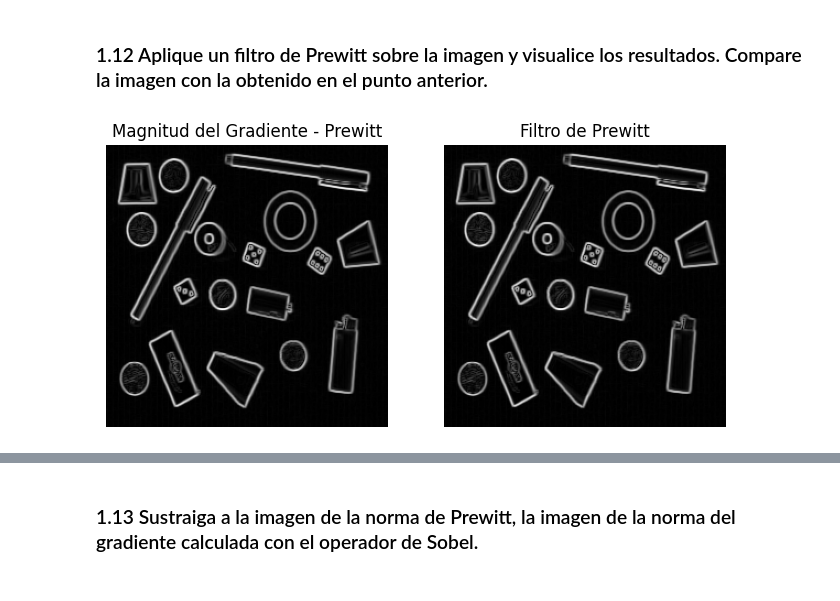
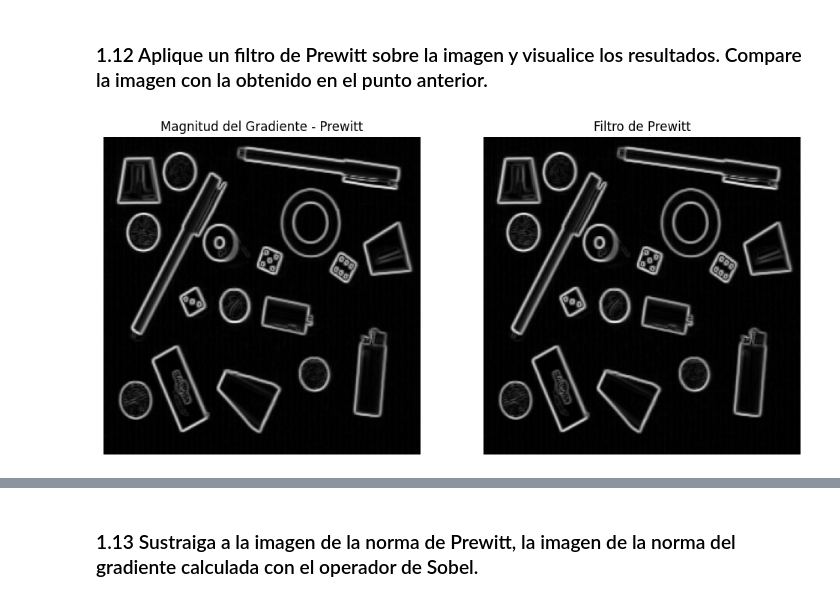
Before and after one commit to EstefaniaLaverde/Vision-por-computadora-MISIS-202601, a Jupyter notebook: Taller4/Taller4.ipynb, the cells around one changed output, grey strips where cells are left out. Drawn from its saved outputs; the diff is of its cells as text; code cells hidden in the pictures.

```diff
--- a/Taller4/Taller4.ipynb
+++ b/Taller4/Taller4.ipynb
@@ -149,17 +172,17 @@ plt.show()
 # %%
 # filtro de Prewitt
 prewitt_img = prewitt(objects_image)
 
 # visualizar
-plt.figure(figsize=(8, 6))
+plt.figure(figsize=(12, 10))
 plt.subplot(1, 2, 1)
 plt.imshow(magnitud_prewitt, cmap="gray")
 plt.title("Magnitud del Gradiente - Prewitt")
 plt.axis("off")
 plt.subplot(1, 2, 2)
 plt.imshow(prewitt_img, cmap="gray")
 plt.title("Filtro de Prewitt")
 plt.axis("off")
 plt.show()
 # %% [output]
-[figure, old version]
+[figure, new version]
```
Also changed, not shown: parts of 42 cells of this notebook, 4 other files.
